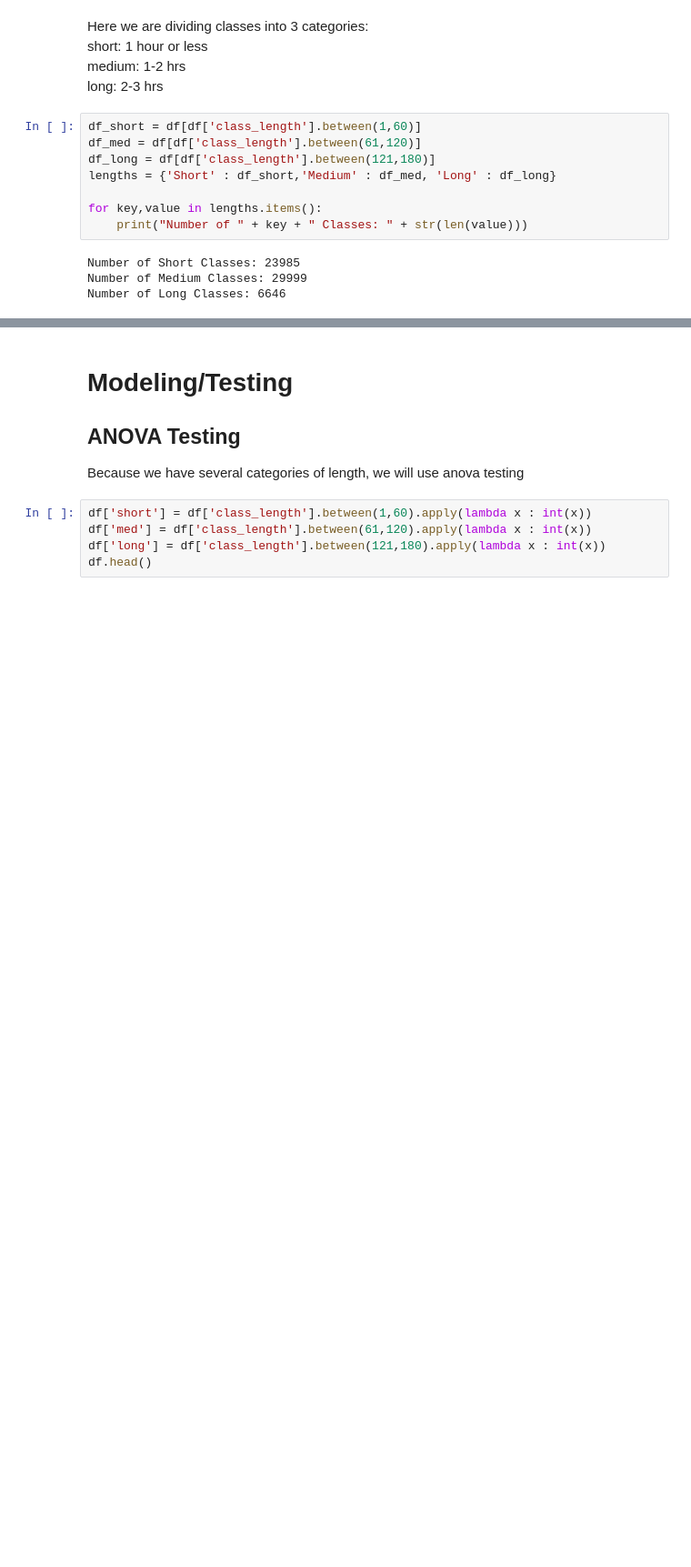
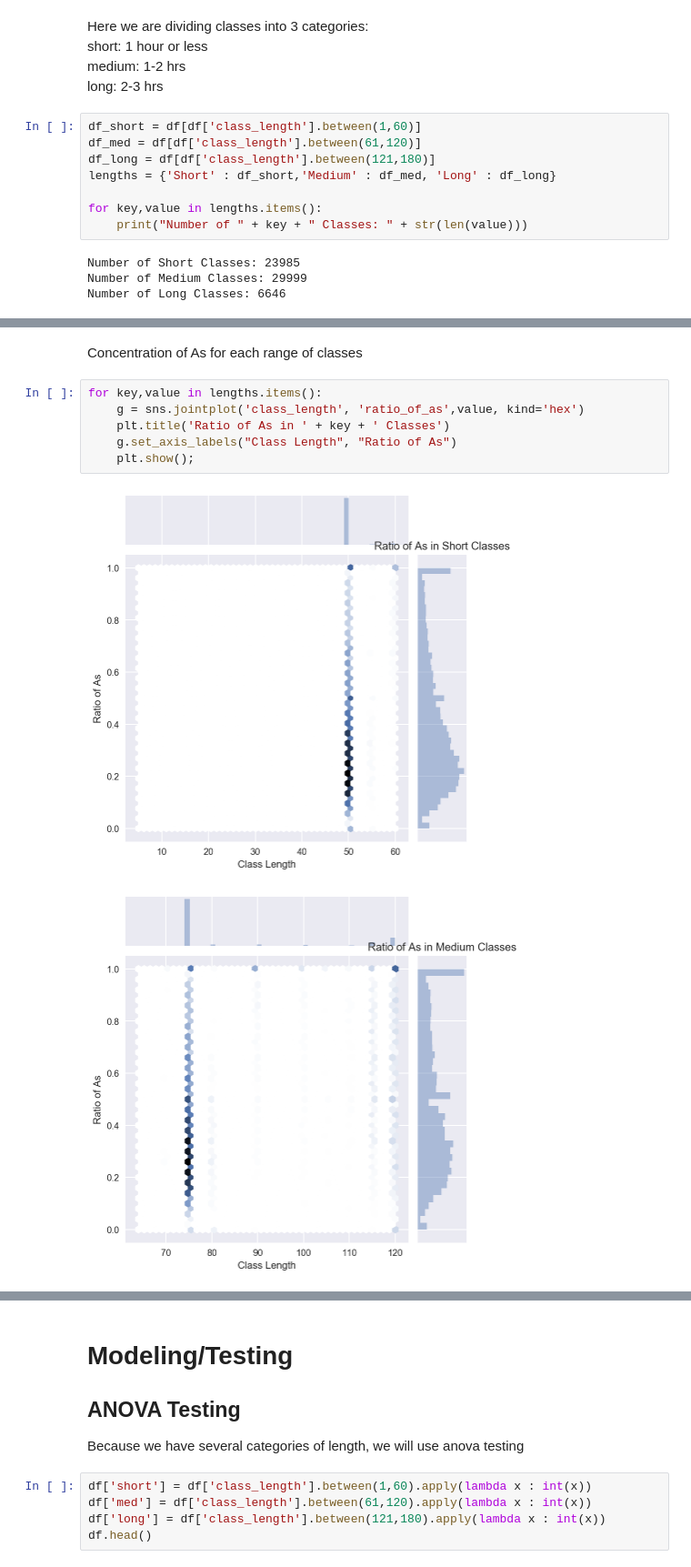
Before and after one commit to kayschulz/build_course_schedule, a Jupyter notebook: length_and_grades.ipynb, the cells around one changed output, grey strips where cells are left out. Shown at 91% size. Cells and saved outputs as stored; diff of their text form; blank space fills up the shorter version.

Commit message:
fix graph labels

```diff
--- a/length_and_grades.ipynb
+++ b/length_and_grades.ipynb
@@ -232,0 +219,11 @@ plt.show();
+# %% [markdown]
+Concentration of As for each range of classes
+# %%
+for key,value in lengths.items():
+    g = sns.jointplot('class_length', 'ratio_of_as',value, kind='hex')
+    plt.title('Ratio of As in ' + key + ' Classes')
+    g.set_axis_labels("Class Length", "Ratio of As")
+    plt.show();
+# %% [output]
+[figure, added]
+[figure, added]
```
Also changed, not shown: parts of 8 cells of this notebook.
